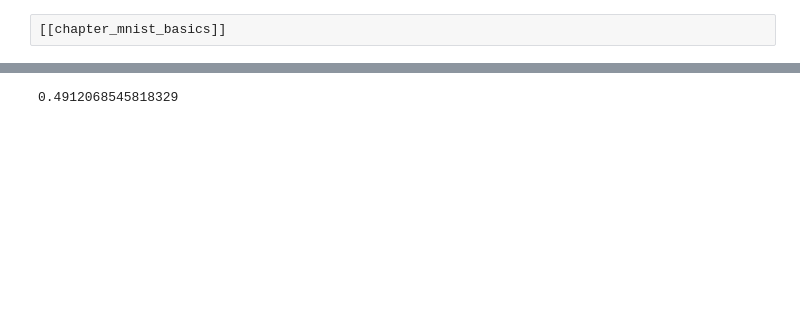
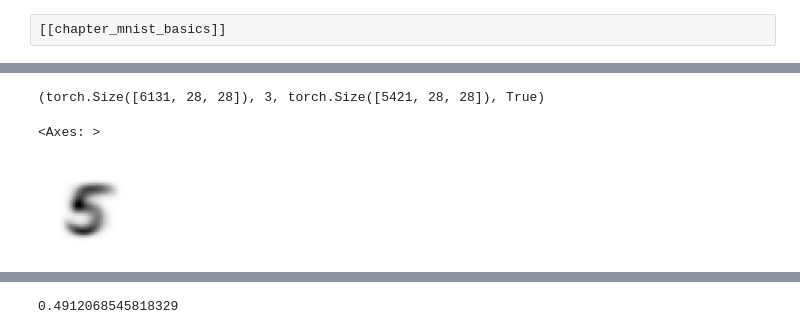
Before and after one commit to NikolaJenkins/MNIST-Numbers, a Jupyter notebook: mnist_all_numbers.ipynb, the cells around one changed output, grey strips where cells are left out. Drawn from its saved outputs; the diff is of its cells as text; code cells hidden in the pictures; blank space fills up the shorter version.

```diff
--- a/mnist_all_numbers.ipynb
+++ b/mnist_all_numbers.ipynb
@@ -15,0 +12,6 @@ matplotlib.rc('image', cmap='Greys')
+# %%
+matplotlib.rc('image', cmap='Greys')
+path = untar_data(URLs.MNIST)
+Path.BASE_PATH = path
+train = (path/'training').ls().sorted()
+test = (path/'testing').ls().sorted()
@@ -46,2 +21,0 @@ For this initial tutorial we are just going to try to create a model that can cl
-# %%
-path = untar_data(URLs.MNIST_SAMPLE)
@@ -630,0 +22,5 @@ We need to define first what we mean by "best." We define this precisely by choo
+# %%
+train_tensors = {}
+for path in train:
+  train_tensors[path.name] = [tensor(Image.open(o)) for o in path.ls()]
+len(train_tensors['3']), len(train_tensors['5'])
@@ -630,0 +51,16 @@ We need to define first what we mean by "best." We define this precisely by choo
+# %%
+stacked_tensors = {}
+for t in train_tensors:
+  stacked_tensors[t] = torch.stack(train_tensors[t]).float()/255
+
+stacked_tensors['3'].shape, len(stacked_tensors['3'].shape), stacked_tensors['5'].shape, len(stacked_tensors['3'].shape) == len(stacked_tensors['5'].shape)
+# %% [output]
+(torch.Size([6131, 28, 28]), 3, torch.Size([5421, 28, 28]), True)
+# %%
+means = {}
+for s in stacked_tensors:
+  means[s] = stacked_tensors[s].mean(0)
+show_image(means['5'])
+# %% [output]
+<Axes: >
+[figure, added]
```
Also changed, not shown: parts of 307 cells of this notebook.
